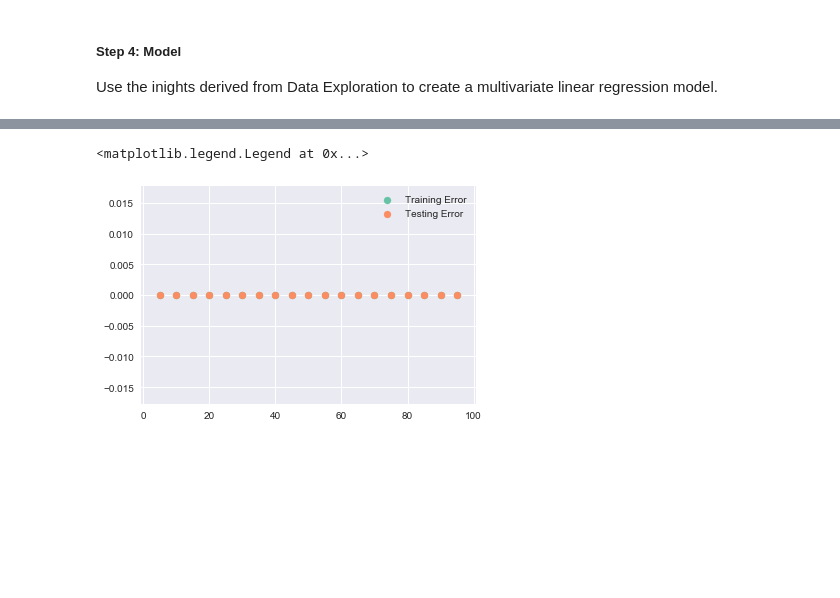
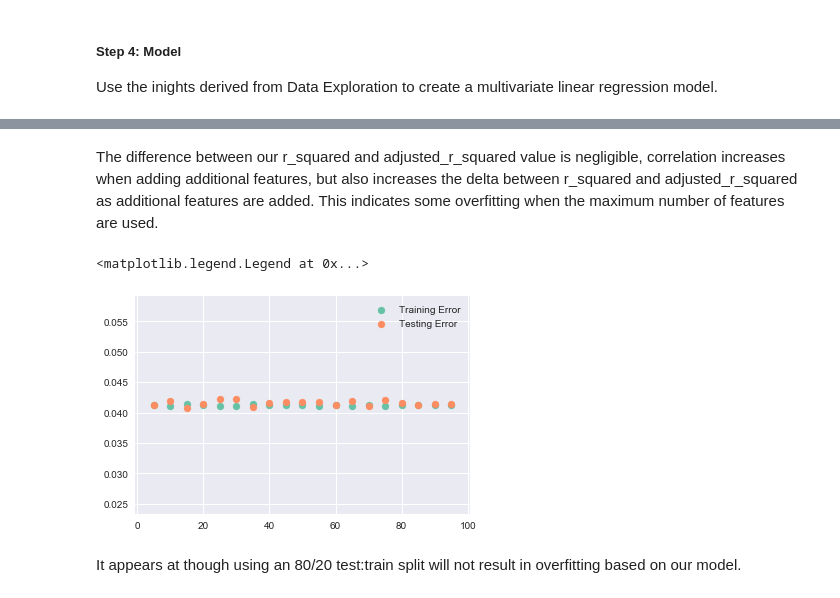
Before and after one commit to pawoody/dsc-1-final-project-online-ds-ft-031119, a Jupyter notebook: Pawoody Completed Submission - Project 1 - King County Housing Dataset .ipynb, the cells around one changed output, grey strips where cells are left out. Saved outputs shown, nothing was run; the diff lists cells and outputs as text; code cells hidden in the pictures; blank space fills up the shorter version.

```diff
--- a/Pawoody Completed Submission - Project 1 - King County Housing Dataset .ipynb
+++ b/Pawoody Completed Submission - Project 1 - King County Housing Dataset .ipynb
@@ -1796,35 +1753,3 @@ Index(['date', 'bedrooms', 'floors', 'waterfront', 'condition', 'grade',
 # %%
-# Removing variables and verifying intercepts:
-df_mc2.drop(['View_0.0', 'lat', 'long', 'Zipcode_98004', 'yr_built', 'sqft_basement'], axis=1, inplace=True)
+# Removing confounding variables and verifying intercepts:
+df_mc2.drop(['yr_built', 'reno_bool', 'lat', 'long', 'yr_renovated', 'View_0.0'], axis=1, inplace=True)
-# %%
-# View, Date, categorical columns causing issues:
-df_mc2.drop(['date'], axis=1, inplace=True)
-
-'''
-df_mc2.drop(('Zipcode_98001', 'Zipcode_98002',
-       'Zipcode_98003', 'Zipcode_98005', 'Zipcode_98006',
-       'Zipcode_98007', 'Zipcode_98008', 'Zipcode_98010', 'Zipcode_98011',
-       'Zipcode_98014', 'Zipcode_98019', 'Zipcode_98022', 'Zipcode_98023',
-       'Zipcode_98024', 'Zipcode_98027', 'Zipcode_98028', 'Zipcode_98029',
-       'Zipcode_98030', 'Zipcode_98031', 'Zipcode_98032', 'Zipcode_98033',
-       'Zipcode_98034', 'Zipcode_98038', 'Zipcode_98039', 'Zipcode_98040',
-       'Zipcode_98042', 'Zipcode_98045', 'Zipcode_98052', 'Zipcode_98053',
-       'Zipcode_98055', 'Zipcode_98056', 'Zipcode_98058', 'Zipcode_98059',
-       'Zipcode_98065', 'Zipcode_98070', 'Zipcode_98072', 'Zipcode_98074',
-       'Zipcode_98075', 'Zipcode_98077', 'Zipcode_98092', 'Zipcode_98102',
-       'Zipcode_98103', 'Zipcode_98105', 'Zipcode_98106', 'Zipcode_98107',
-       'Zipcode_98108', 'Zipcode_98109', 'Zipcode_98112', 'Zipcode_98115',
-       'Zipcode_98116', 'Zipcode_98117', 'Zipcode_98118', 'Zipcode_98119',
-       'Zipcode_98122', 'Zipcode_98125', 'Zipcode_98126', 'Zipcode_98133',
-       'Zipcode_98136', 'Zipcode_98144', 'Zipcode_98146', 'Zipcode_98148',
-       'Zipcode_98155', 'Zipcode_98166', 'Zipcode_98168', 'Zipcode_98177',
-       'Zipcode_98178', 'Zipcode_98188', 'Zipcode_98198', 'Zipcode_98199'), axis=1, inplace=True)
-'''
-
-df_mc2.rename(index=str, columns={'View_1.0': 'View1', 'View_2.0': 'View2',
-                                  'View_3.0': 'View3', 'View_4.0': 'View4'}, inplace=True)
-
-add_log = '+'.join(df_mc2.drop('log_price', axis=1).columns)
-f = 'log_price ~' + add_log
-model = smf.ols(formula=f, data = df_mc2).fit()
-print(model.summary())
@@ -1871,12 +1789,14 @@ from sklearn.feature_selection import RFE
 from sklearn.linear_model import LinearRegression
 linreg = LinearRegression()
 # %%
+# Creating a loop using RFE to determine difference between
+# R^2 and adjusted R^2
 X = df_mc2.drop(['log_price'], axis=1)
 y = df_mc2.log_price
 
 r_list = []
 adj_r_list = []
-list_n = list(range(5,86,10))
+list_n = list(range(5,len(X.columns),10))
 for n in list_n:
     select_n = RFE(linreg, n_features_to_select = n)
     select_n = select_n.fit(X, np.ravel(y))
@@ -1913,28 +1831,34 @@ adjusted_r_squared: 1.0
+# %% [markdown]
+The difference between our r_squared and adjusted_r_squared value is negligible, correlation increases when adding additional features, but also increases the delta between r_squared and adjusted_r_squared as additional features are added. This indicates some overfitting when the maximum number of features are used.
 # %%
+# Creating a loop that measures Mean Squared Error using a test-train split:
 from sklearn.model_selection import train_test_split
 from sklearn.metrics import mean_squared_error
+
 
 train_err = []
 test_err = []
 t_sizes = list(range(5,100,5))
 for t_size in t_sizes:
     temp_train_err = []
     temp_test_err = []
     for i in range(10):
-        X_train, X_test, y_train, y_test = train_test_split(X, y, test_size=t_size/100)
+        X_train, X_test, y_train, y_test = train_test_split(X, y, test_size=.2)
         linreg.fit(X_train, y_train)
         y_hat_train = linreg.predict(X_train)
         y_hat_test = linreg.predict(X_test)
         temp_train_err.append(mean_squared_error(y_train, y_hat_train))
         temp_test_err.append(mean_squared_error(y_test, y_hat_test))
     train_err.append(np.mean(temp_train_err))
     test_err.append(np.mean(temp_test_err))
 plt.scatter(t_sizes, train_err, label='Training Error')
 plt.scatter(t_sizes, test_err, label='Testing Error')
 plt.legend()
 # %% [output]
 <matplotlib.legend.Legend at 0x...>
-[figure, old version]
+[figure, new version]
+# %% [markdown]
+It appears at though using an 80/20 test:train split will not result in overfitting based on our model.
 # %%
 from sklearn.model_selection import cross_val_score
 
```
Also changed, not shown: parts of 44 cells of this notebook, 4 other files.
